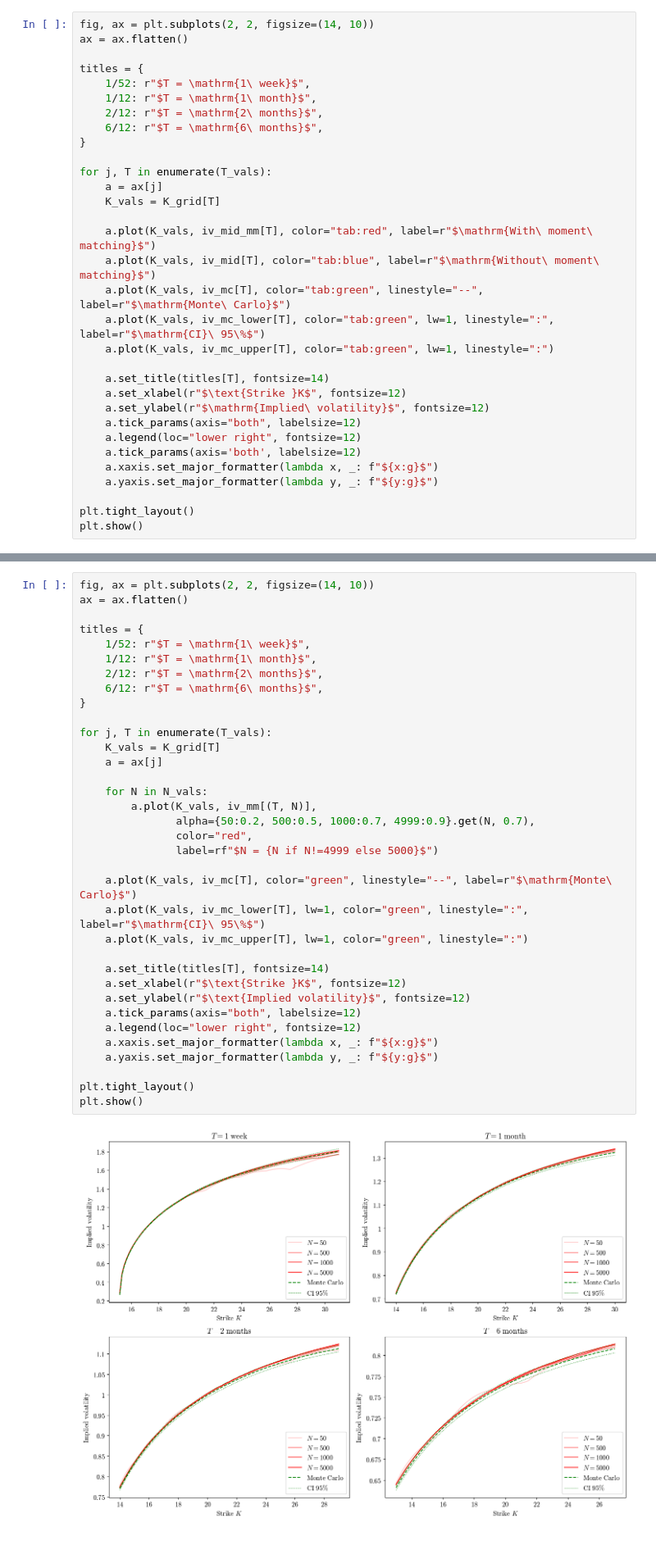
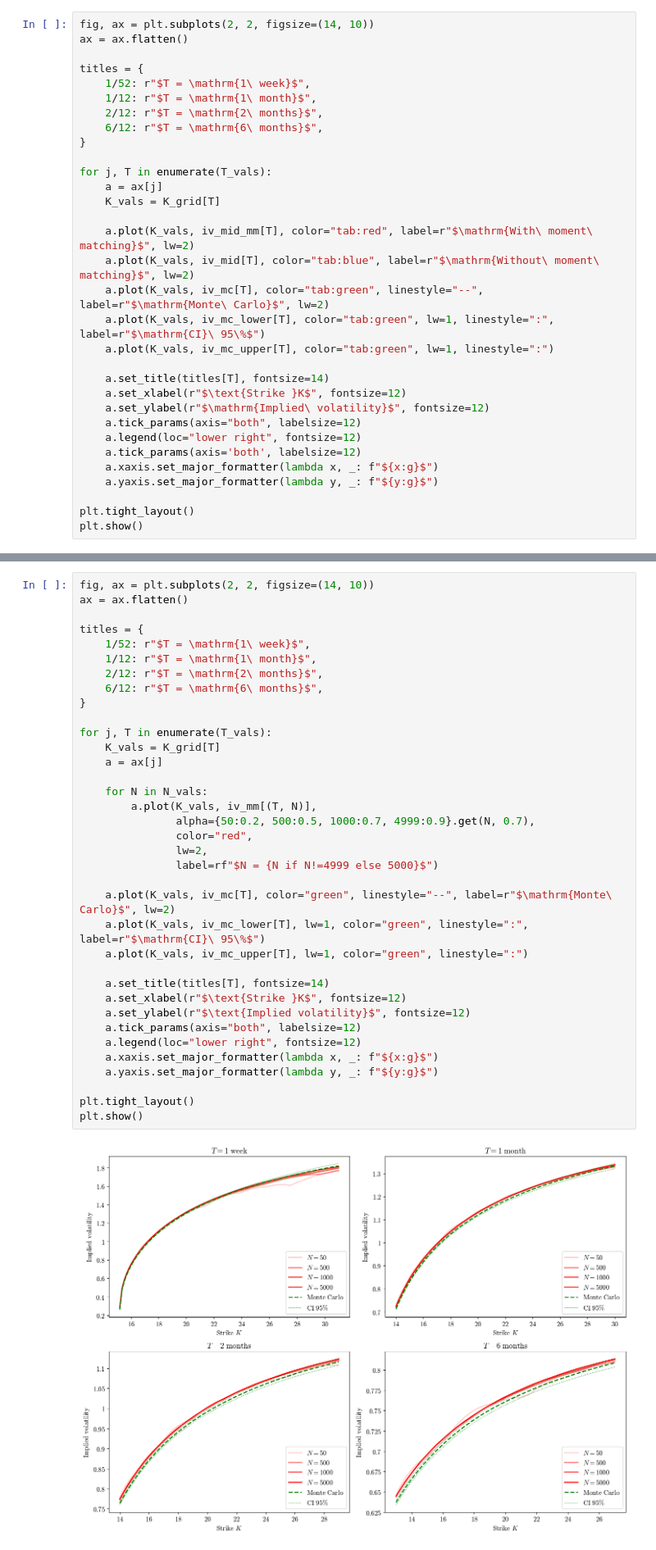
Before and after one commit to FromTheo/joint-SPX-VIX-calibration-with-the-quintic-OU-model, a Jupyter notebook: quantization_VIX.ipynb, the cells around one changed output, grey strips where cells are left out. Shown at 82% size. Drawn from its saved outputs; the diff is of its cells as text.

```diff
--- a/quantization_VIX.ipynb
+++ b/quantization_VIX.ipynb
@@ -163,9 +163,9 @@ for j, T in enumerate(T_vals):
     a = ax[j]
     K_vals = K_grid[T]
 
-    a.plot(K_vals, iv_mid_mm[T], color="tab:red", label=r"$\mathrm{With\ moment\ matching}$")
-    a.plot(K_vals, iv_mid[T], color="tab:blue", label=r"$\mathrm{Without\ moment\ matching}$")
-    a.plot(K_vals, iv_mc[T], color="tab:green", linestyle="--", label=r"$\mathrm{Monte\ Carlo}$")
+    a.plot(K_vals, iv_mid_mm[T], color="tab:red", label=r"$\mathrm{With\ moment\ matching}$", lw=2)
+    a.plot(K_vals, iv_mid[T], color="tab:blue", label=r"$\mathrm{Without\ moment\ matching}$", lw=2)
+    a.plot(K_vals, iv_mc[T], color="tab:green", linestyle="--", label=r"$\mathrm{Monte\ Carlo}$", lw=2)
     a.plot(K_vals, iv_mc_lower[T], color="tab:green", lw=1, linestyle=":", label=r"$\mathrm{CI}\ 95\%$")
     a.plot(K_vals, iv_mc_upper[T], color="tab:green", lw=1, linestyle=":")
 
@@ -259,35 +259,36 @@ titles = {
     1/52: r"$T = \mathrm{1\ week}$",
     1/12: r"$T = \mathrm{1\ month}$",
     2/12: r"$T = \mathrm{2\ months}$",
     6/12: r"$T = \mathrm{6\ months}$",
 }
 
 for j, T in enumerate(T_vals):
     K_vals = K_grid[T]
     a = ax[j]
 
     for N in N_vals:
         a.plot(K_vals, iv_mm[(T, N)],
                alpha={50:0.2, 500:0.5, 1000:0.7, 4999:0.9}.get(N, 0.7),
                color="red",
+               lw=2,
                label=rf"$N = {N if N!=4999 else 5000}$")
 
-    a.plot(K_vals, iv_mc[T], color="green", linestyle="--", label=r"$\mathrm{Monte\ Carlo}$")
+    a.plot(K_vals, iv_mc[T], color="green", linestyle="--", label=r"$\mathrm{Monte\ Carlo}$", lw=2)
     a.plot(K_vals, iv_mc_lower[T], lw=1, color="green", linestyle=":", label=r"$\mathrm{CI}\ 95\%$")
     a.plot(K_vals, iv_mc_upper[T], lw=1, color="green", linestyle=":")
 
     a.set_title(titles[T], fontsize=14)
     a.set_xlabel(r"$\text{Strike }K$", fontsize=12)
     a.set_ylabel(r"$\text{Implied volatility}$", fontsize=12)
     a.tick_params(axis="both", labelsize=12)
     a.legend(loc="lower right", fontsize=12)
     a.xaxis.set_major_formatter(lambda x, _: f"${x:g}$")
     a.yaxis.set_major_formatter(lambda y, _: f"${y:g}$")
 
 plt.tight_layout()
 plt.show()
 # %% [output]
-[figure, old version]
+[figure, new version]
 # %% [markdown]
 ### IV. Implied volatility for $K^\text{exp}$
 # %%
```
Also changed, not shown: parts of 3 cells of this notebook.
